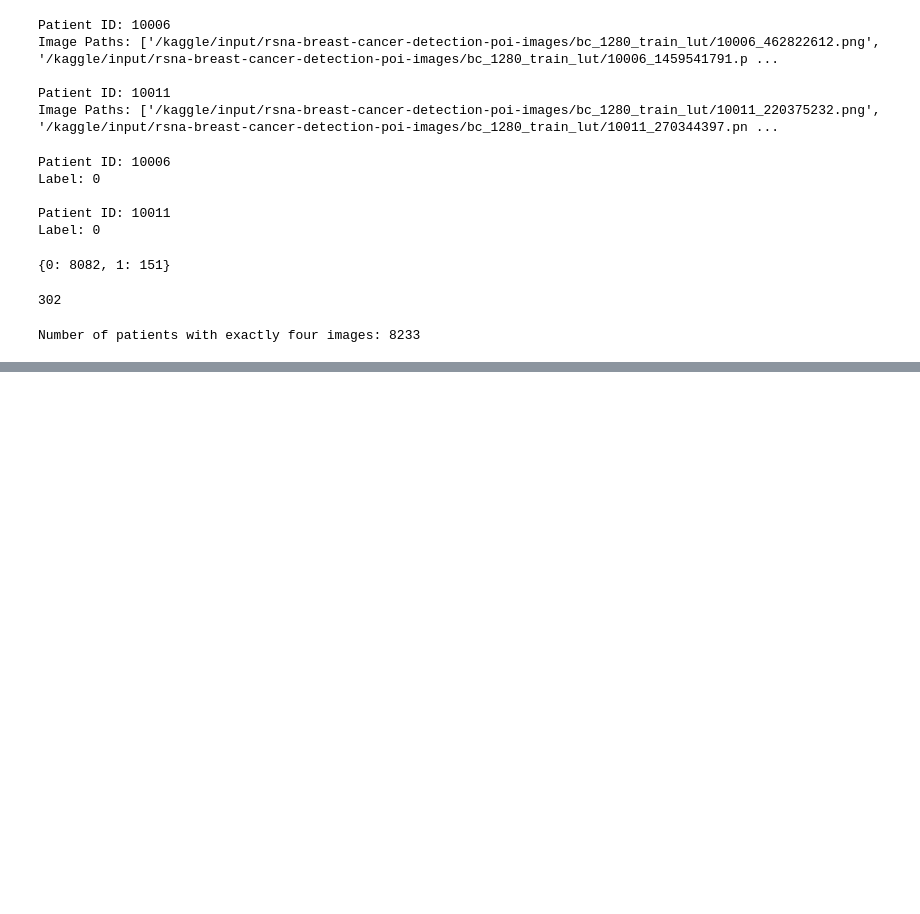
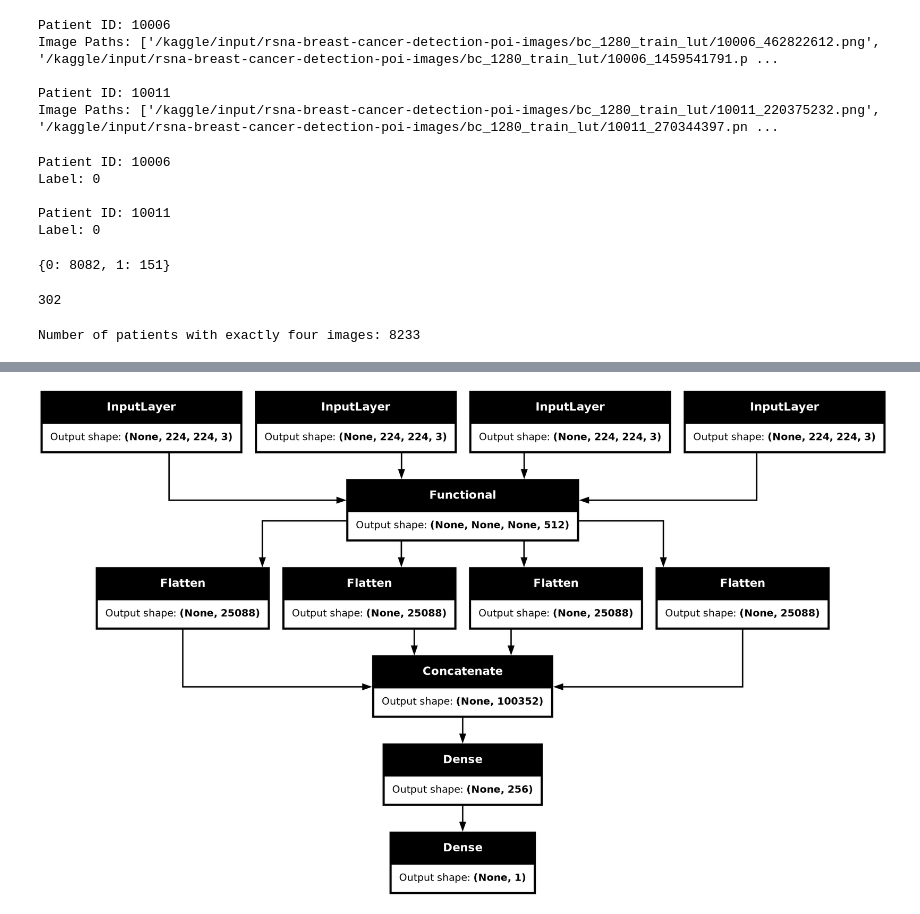
Before and after one commit to zapod838/Breast_Cancer_Detection_Machine_Learning_Repo, a Jupyter notebook: RSNA_VGG16.ipynb, the cells around one changed output, grey strips where cells are left out. Saved outputs shown, nothing was run; the diff lists cells and outputs as text; code cells hidden in the pictures; blank space fills up the shorter version.

```diff
--- a/RSNA_VGG16.ipynb
+++ b/RSNA_VGG16.ipynb
@@ -348,3 +404,7 @@ model_1.compile(optimizer='adam', loss='binary_crossentropy', metrics=['accuracy
+# %%
+tf.keras.utils.plot_model(model_1, to_file='model_1.png', show_shapes=True)
+# %% [output]
+[figure, added]
 # %%
 batch_size = 10
 
```
Also changed, not shown: parts of 8 cells of this notebook.
